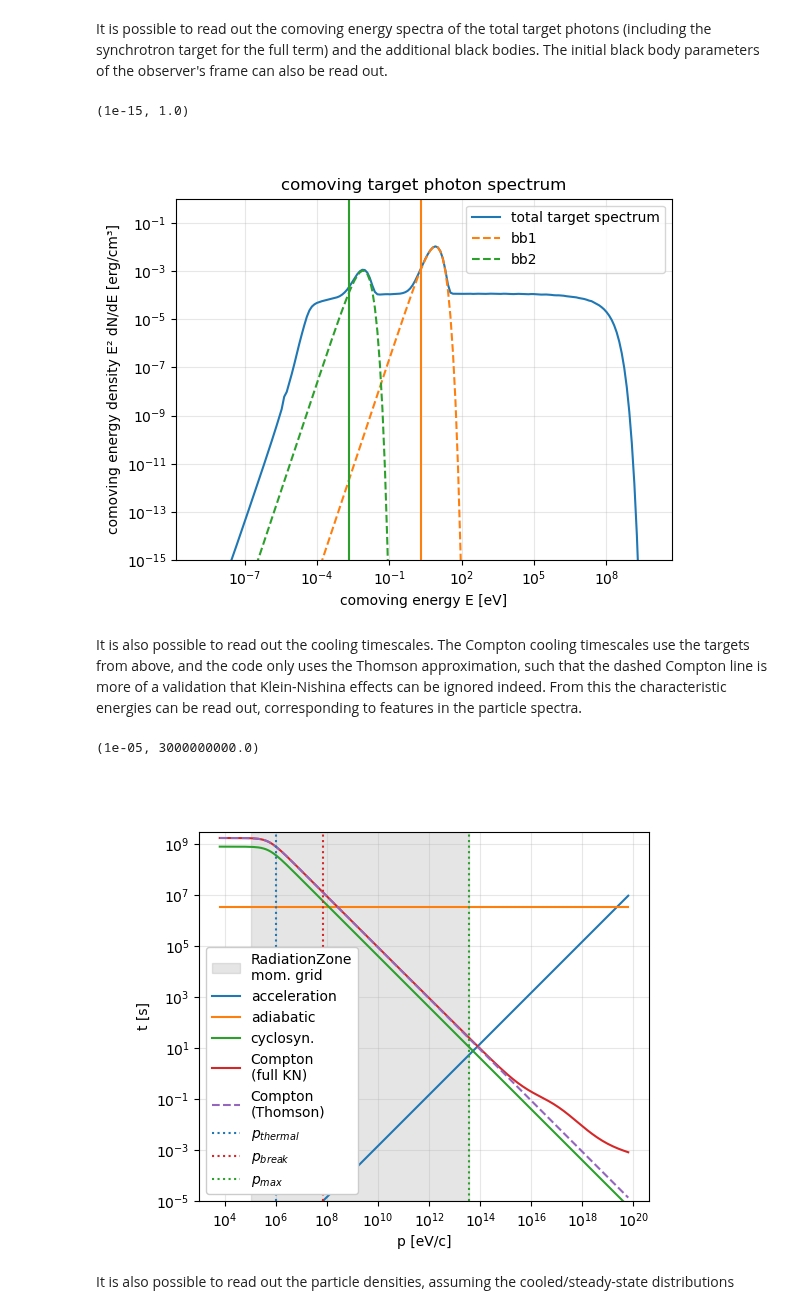
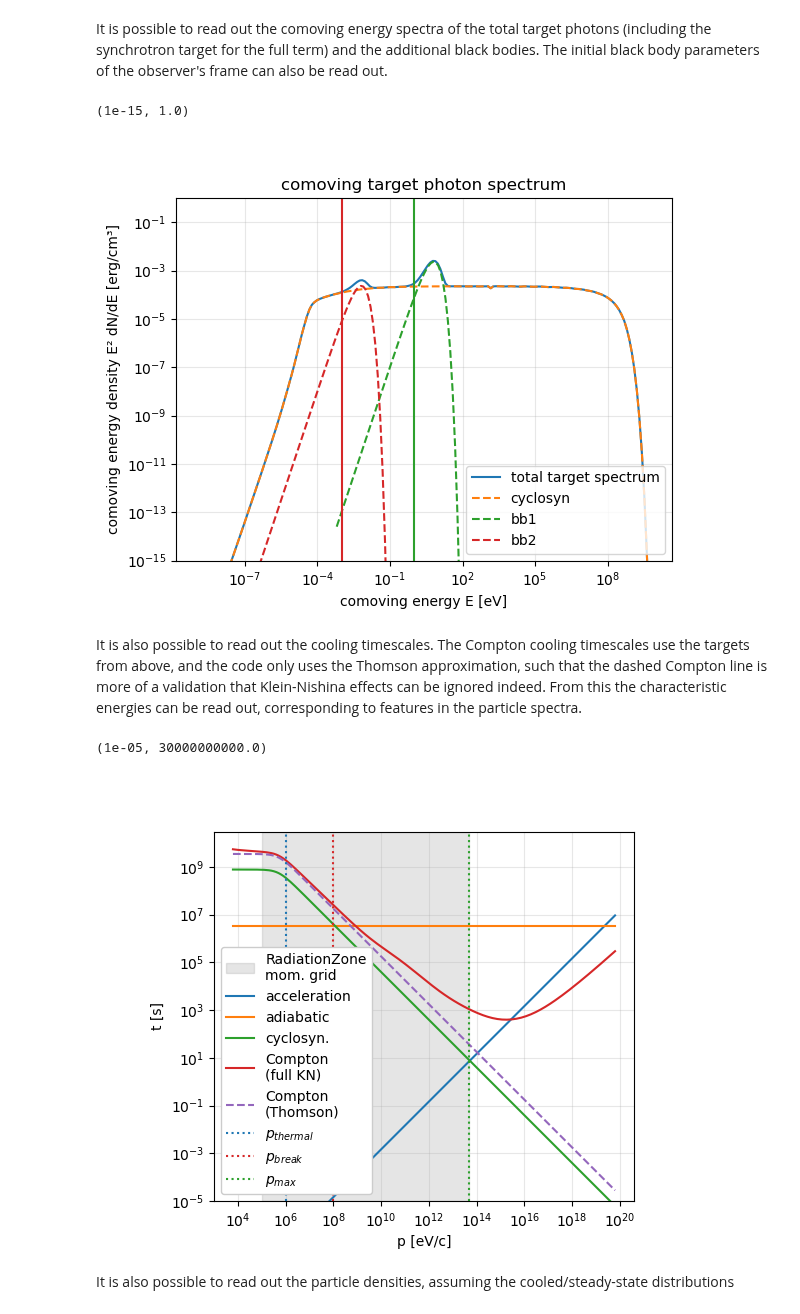
Before and after one commit to maklinger/BHJet, a Jupyter notebook: examples/single_zone_example.ipynb, the cells around one changed output. Drawn from its saved outputs; the diff is of its cells as text; code cells hidden in the pictures.

```diff
--- a/examples/single_zone_example.ipynb
+++ b/examples/single_zone_example.ipynb
@@ -9,15 +9,19 @@ c = 3e10 # cm/s
 # %% [markdown]
 make a new RadiationZone object, all these parameters are optional and will otherwise have default values
 # %%
+distance_kpc = 1e4 # kpc
+redshift = 0.001
+bulk_momentum = 10# beta*Gamma
+
 rad = RadiationZone(
     magnetic_field=1, # G
     radius=1e17, # cm
     height=1e15, # cm, irrelevant when geometry=sphere
     geometry="sphere",
-    bulk_momentum=1, # beta*Gamma
+    bulk_momentum=bulk_momentum, # beta*Gamma
     theta_obs=20, # degree
-    distance=1e4, # kpc
-    redshift=0.001,
+    distance=distance_kpc, # kpc
+    redshift=redshift,
     electron_number_density=1e3, # 1/cm³
     proton_number_density=1, # 1/cm³
     electron_temperature=1e3, # keV
@@ -32,7 +36,7 @@ rad = RadiationZone(
     index_injected_protons=2,
     include_counterjet=True,
     force_compton_calculation=True,
-    compton_switch=True, # only used when force_compton_calculation=False
+    compton_switch=True, # only used when force_compton_calculation=True
     compton_threshold=1e-50, # only used when force_compton_calculation=False
     profile_time=True,
     verbosity_level=1
@@ -51,0 +73,22 @@ After all additional targets are added, first the particle distributions are cal
+# %%
+figbb, axbb = plt.subplots()
+Ebb1_erg, E2dn_dE_bb1 = bb1.get_target_energy_grid_and_density(
+    z=0, # does not matter for a black body
+    bulk_momentum=rad.bulk_momentum, # for boosting
+    theta_obs=rad.theta_obs,  # for boosting
+    min_energy=1e-15, max_energy=1)  # erg, just to define the energy range
+Ebb2_erg, E2dn_dE_bb2 = bb2.get_target_energy_grid_and_density(
+    z=0, # does not matter for a black body
+    bulk_momentum=rad.bulk_momentum, # for boosting
+    theta_obs=rad.theta_obs,  # for boosting
+    min_energy=1e-20, max_energy=1)  # erg, just to define the energy range
+axbb.loglog(Ebb1_erg * erg2eV, E2dn_dE_bb1, label=bb1.name)
+axbb.loglog(Ebb2_erg * erg2eV, E2dn_dE_bb2, label=bb2.name)
+axbb.axvline(rad.doppler_factor_bulk * bb1.temperature * 1e3)
+axbb.axvline(rad.doppler_factor_bulk * bb2.temperature * 1e3, c="tab:orange")
+axbb.legend()
+axbb.set_aspect("equal")
+axbb.grid(alpha=0.3)
+axbb.set_ylim(1e-10, 1)
+axbb.set_xlabel("energy [eV]")
+axbb.set_ylabel("energy density [erg/cm³]")
@@ -52,21 +98,22 @@ After all additional targets are added, first the particle distributions are cal
 # %%
 # temperature in keV, energy_density in erg/cm³
-rad.add_target_black_body(temperature=1e-3, energy_density=1e-2, name="bb1")
-rad.add_target_black_body(temperature=1e-6, energy_density=1e-3, name="bb2")
+rad.add_target_photon_field(Ebb1_erg, E2dn_dE_bb1, bb1.name)
+rad.add_target_photon_field(Ebb2_erg, E2dn_dE_bb2, bb2.name)
 rad.compute_particles()
 energy_grid_flux = np.logspace(-6, 16, 300) / erg2eV
 rad.compute_radiation(energy_grid_flux)
 # %% [markdown]
 It is possible to read out the comoving energy spectra of the total target photons (including the synchrotron target for the full term) and the additional black bodies. The initial black body parameters of the observer's frame can also be read out.
 # %%
-fig, axpt = plt.subplots()
+figpt, axpt = plt.subplots()
 
-energy = rad.get_photon_target_energy_grid()
-axpt.loglog(energy*erg2eV, rad.get_photon_target_energy_density(), label="total target spectrum")
-axpt.loglog(energy*erg2eV, rad.get_photon_target_energy_density_black_body("bb1"), ls="--", label="bb1")
-axpt.loglog(energy*erg2eV, rad.get_photon_target_energy_density_black_body("bb2"), ls="--", label="bb2")
-axpt.axvline(rad.get_target_black_body_temperature("bb1")*1e3 * rad.doppler_factor_bulk, color="tab:orange")
-axpt.axvline(rad.get_target_black_body_temperature("bb2")*1e3 * rad.doppler_factor_bulk, color="tab:green")
+energy = rad.get_total_photon_target_energy()
+axpt.loglog(energy*erg2eV, rad.get_total_photon_target_energy_density(), label="total target spectrum")
+axpt.loglog(rad.get_photon_target_energy("cyclosynchrotron")*erg2eV, rad.get_photon_target_energy_density("cyclosynchrotron"), label="cyclosyn", ls="--")
+axpt.loglog(Ebb1_erg * erg2eV, E2dn_dE_bb1, label=bb1.name, ls="--")
+axpt.loglog(Ebb2_erg * erg2eV, E2dn_dE_bb2, label=bb2.name, ls="--")
+axpt.axvline(bb1.temperature * 1e3, c="tab:green")
+axpt.axvline(bb2.temperature * 1e3, c="tab:red")
 axpt.legend()
 axpt.set_xlabel("comoving energy E [eV]")
 axpt.set_ylabel("comoving energy density E² dN/dE [erg/cm³]")
@@ -76,33 +123,33 @@ axpt.set_title("comoving target photon spectrum")
 axpt.set_ylim(1e-15, 1e0)
 # %% [output]
 (1e-15, 1.0)
-[figure, old version]
+[figure, new version]
 # %% [markdown]
 It is also possible to read out the cooling timescales.
 The Compton cooling timescales use the targets from above, and the code only uses the Thomson approximation, such that the dashed Compton line is more of a validation that Klein-Nishina effects can be ignored indeed.
 From this the characteristic energies can be read out, corresponding to features in the particle spectra.
 # %%
 fig, axt = plt.subplots()
-mom = rad.get_electron_momentum_grid()
-axt.axvspan(mom[0]*erg2eV*c, mom[-1]*erg2eV*c, color="grey", alpha=0.2, label="RadiationZone\nmom. grid")
+mom_grid = rad.get_electron_momentum_grid()
+axt.axvspan(mom_grid[0]*erg2eV*c, mom_grid[-1]*erg2eV*c, color="grey", alpha=0.2, label="RadiationZone\nmom. grid")
 mom = np.logspace(-8, 8, 160) /c
 axt.loglog(mom*erg2eV*c, rad.get_timescale_electron_acceleration(mom), c="tab:blue", label="acceleration")
 axt.loglog(mom*erg2eV*c, rad.get_timescale_electron_adiabatic(mom), c="tab:orange", label="adiabatic")
 axt.loglog(mom*erg2eV*c, rad.get_timescale_electron_cyclosyn(mom), c="tab:green", label="cyclosyn.")
 axt.loglog(mom*erg2eV*c, rad.get_timescale_electron_compton(mom), c="tab:red", label="Compton\n(full KN)")
 axt.loglog(mom*erg2eV*c, rad.get_timescale_electron_compton_thomson(mom), c="tab:purple", label="Compton\n(Thomson)", ls="--")
 axt.axvline(rad.electron_temperature*1e3, ls=":", label=r"$p_{thermal}$")
 axt.axvline(rad.get_electron_break_momentum()*erg2eV*c, ls=":", c="tab:red", label=r"$p_{break}$")
 axt.axvline(rad.get_electron_max_momentum()*erg2eV*c,ls=":", c="tab:green", label=r"$p_{max}$")
 axt.legend(framealpha=1)
 axt.set_xlabel("p [eV/c]")
 axt.set_ylabel("t [s]")
 axt.grid(alpha=0.3)
 axt.set_aspect("equal")
-axt.set_ylim(1e-5, 3e9)
+axt.set_ylim(1e-5, 3e10)
 # %% [output]
-(1e-05, 3000000000.0)
+(1e-05, 30000000000.0)
-[figure, old version]
+[figure, new version]
 # %% [markdown]
 It is also possible to read out the particle densities, assuming the cooled/steady-state distributions
 # %%
```
Also changed, not shown: parts of 7 cells of this notebook, 12 other files.
